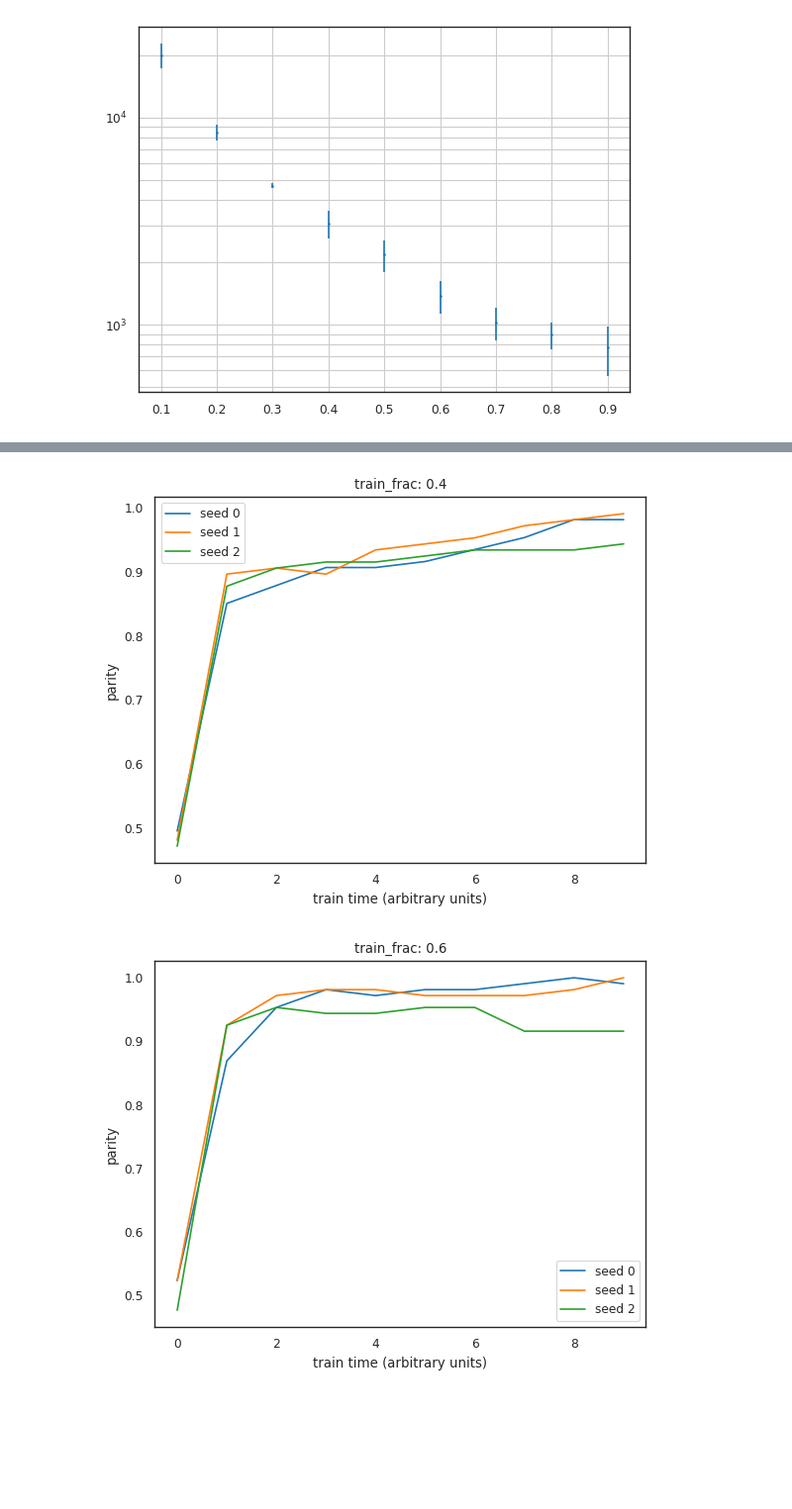
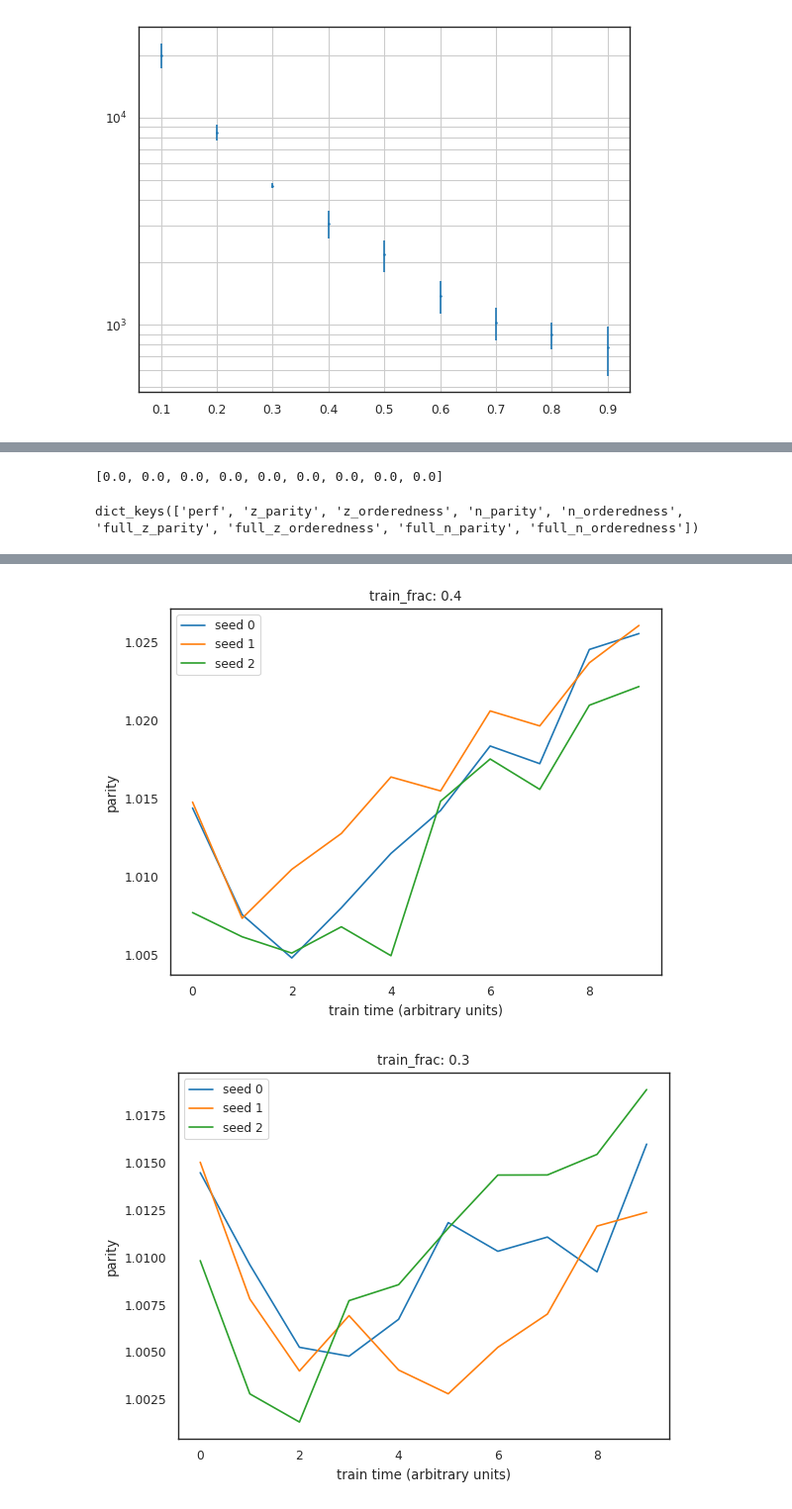
Before and after one commit to okitouni/NuCLR-MechInterp, a Jupyter notebook: nbs/parity.ipynb, the cells around one changed output, grey strips where cells are left out. Shown at 99% size. Saved outputs shown, nothing was run; the diff lists cells and outputs as text; code cells hidden in the pictures; blank space fills up the shorter version.

Commit message:
parity plot with stylefile

```diff
--- a/nbs/parity.ipynb
+++ b/nbs/parity.ipynb
@@ -14,6 +14,7 @@ sns.set_style('white')
 sns.set_context('paper')
 import glob
 from collections import defaultdict
+plt.style.use('~/.config/matplotlib/stylelib/mine.mplstyle')
 # %%
 import re
 # locations = glob.glob('/checkpoint/nolte/nuclr/long-runs/*')
@@ -282,7 +283,7 @@ for frac, location in all_trainfracs.items():
 
     with torch.no_grad():
       for epoch, model_path in checkpoints.items():
-        if epoch != last_epoch: continue
+        # if epoch != last_epoch: continue
         # if frac[0] != seed_of_choice: continue
         model.load_state_dict(torch.load(f"{location}/ckpts/{model_path}", map_location="cpu"))
 
@@ -314,19 +319,31 @@ for frac, location in all_trainfracs.items():
 # %%
-perfs_for_plot = []
-paritys_for_plot = defaultdict(list)
-for seed in set([x[0] for x in all_paritys.keys()]):
-  for frac in set([x[1] for x in all_paritys.keys()]):
-    perfs_for_plot.append(perfs[(seed, frac)][last_epoch])
+mean_perfs_for_plot = []
+std_perfs_for_plot = []
+mean_paritys_for_plot = defaultdict(list)
+std_paritys_for_plot = defaultdict(list)
+for frac in set([x[1] for x in all_paritys.keys()]):
+  for_seeds = defaultdict(list)
+  for seed in set([x[0] for x in all_paritys.keys()]):
+    perf = perfs[(seed, frac)][last_epoch]
+    for_seeds["perf"].append(perf)
     for name,obs in all_paritys[(seed, frac)].items():
       # if frac < .2: continue
       # if seed != seed_of_choice: continue
-      paritys_for_plot[name].append(max(obs))
+      # paritys_for_plot[name].append(obs[-1])
+      for_seeds[name].append(obs[-1])
       # paritys_for_plot.append(max([x[-1] for x in all_paritys[(seed, frac)].values()]))
+  mean_perfs_for_plot.append(np.mean(for_seeds["perf"]))
+  std_perfs_for_plot.append(np.std(for_seeds["perf"]))
+  for name, obs in for_seeds.items():
+    if "perf" not in name:
+      mean_paritys_for_plot[name].append(np.mean(obs))
+      std_paritys_for_plot[name].append(np.std(obs))
 
 
 fig, ax = plt.subplots(2, 4, figsize=(20, 10))
-for i, (name, obs) in enumerate(paritys_for_plot.items()):
-  ax[i%2, i//2].scatter(perfs_for_plot, obs, label=name)
+for i, name in enumerate(mean_paritys_for_plot):
+  ax[i%2, i//2].scatter(mean_perfs_for_plot, mean_paritys_for_plot[name], label=name)
+  ax[i%2, i//2].errorbar(mean_perfs_for_plot, mean_paritys_for_plot[name], yerr=std_paritys_for_plot[name], xerr=std_perfs_for_plot, linestyle='None', color='black', capsize=3)
   if i % 2 == 1:
     ax[i%2, i//2].set_xlabel("validation error")
   ax[i%2, i//2].set_xscale('log')
@@ -375,9 +432,17 @@ all_paritys
+# %%
+std_perfs_for_plot
+# %% [output]
+[0.0, 0.0, 0.0, 0.0, 0.0, 0.0, 0.0, 0.0, 0.0]
+# %%
+mean_paritys_for_plot.keys()
+# %% [output]
+dict_keys(['perf', 'z_parity', 'z_orderedness', 'n_parity', 'n_orderedness', 'full_z_parity', 'full_z_orderedness', 'full_n_parity', 'full_n_orderedness'])
 # %%
 for train_frac in set([x[1] for x in all_paritys.keys()]):
   for seed in set([x[0] for x in all_paritys.keys()]):
     # if seed != seed_of_choice: continue
     # plotting the parity as a function train time for different train fracs
-    values = all_paritys[(seed, train_frac)][(0,1)]
+    values = all_paritys[(seed, train_frac)]["z_parity"]
     plt.plot(values, label=f"seed {seed}")
   plt.title(f"train_frac: {train_frac}")
   plt.xlabel("train time (arbitrary units)")
@@ -389,2 +454,2 @@ for train_frac in set([x[1] for x in all_paritys.keys()]):
-[figure, old version]
+[figure, new version]
-[figure, old version]
+[figure, new version]
```
Also changed, not shown: parts of 5 cells of this notebook.
